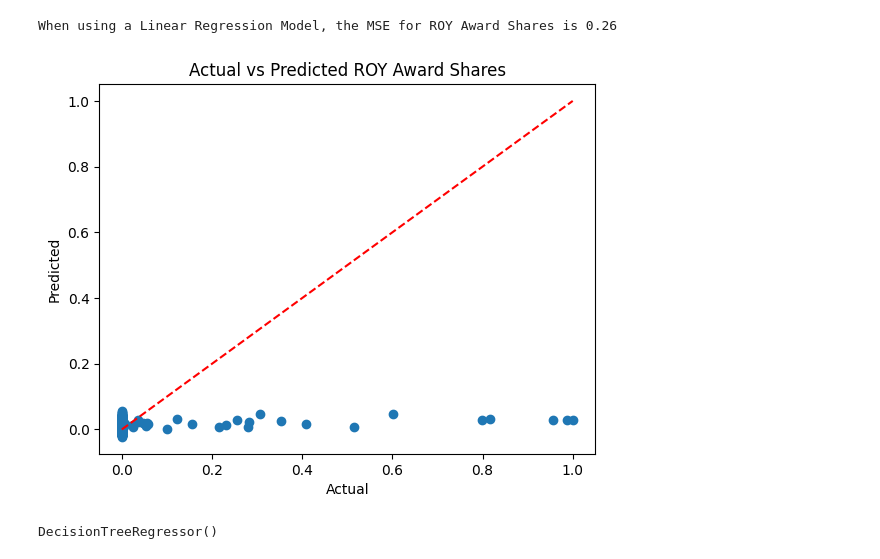
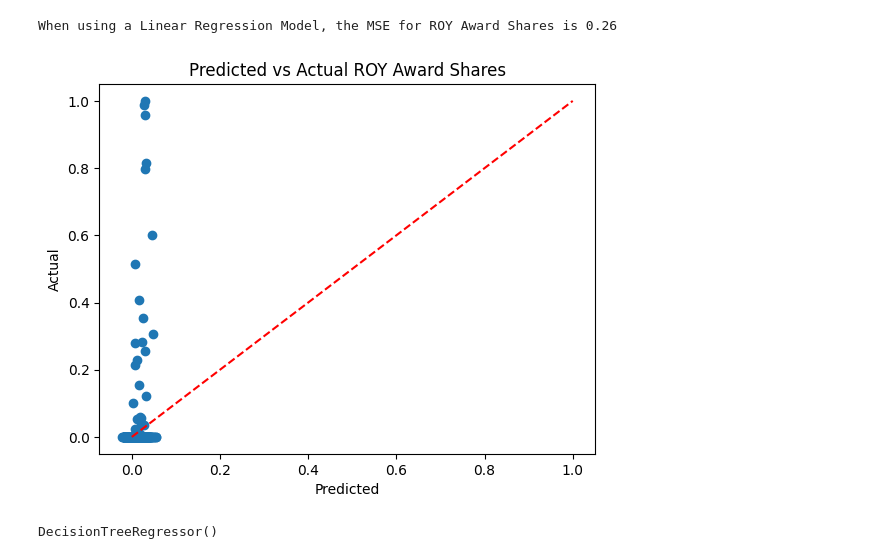
Before and after one commit to harshil0217/NBA_Award_Prediction, a Jupyter notebook: ROY.ipynb, the cells around one changed output. Saved outputs shown, nothing was run; the diff lists cells and outputs as text; code cells hidden in the pictures.

```diff
--- a/ROY.ipynb
+++ b/ROY.ipynb
@@ -58,14 +58,14 @@ print(f"When using a Linear Regression Model, the MSE for ROY Award Shares is {n
 When using a Linear Regression Model, the MSE for ROY Award Shares is 0.26
 # %%
 #create predicted versus actual scatter plot for linear regression
-plt.scatter(y_test, y_pred_linear)
-plt.xlabel('Actual')
-plt.ylabel('Predicted')
-plt.title('Actual vs Predicted ROY Award Shares')
+plt.scatter(y_pred_linear, y_test)
+plt.xlabel('Predicted')
+plt.ylabel('Actual')
+plt.title('Predicted vs Actual ROY Award Shares')
 plt.plot([0, 1], [0, 1], color='red', linestyle='--')
 plt.show()
 # %% [output]
-[figure, old version]
+[figure, new version]
 # %%
 reg_tree = DecisionTreeRegressor()
 
```
Also changed, not shown: parts of 3 cells of this notebook.
